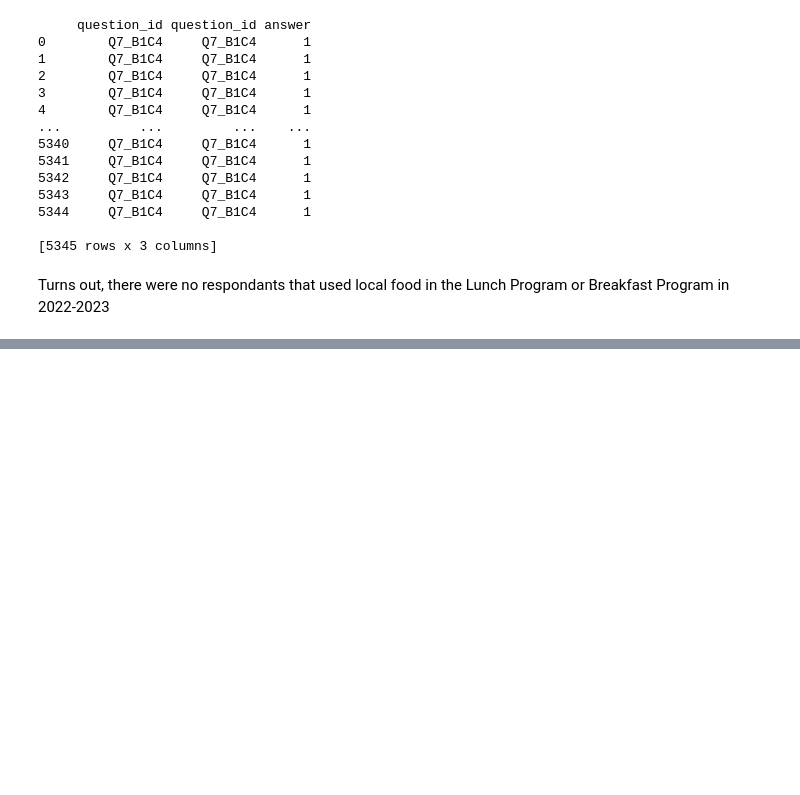
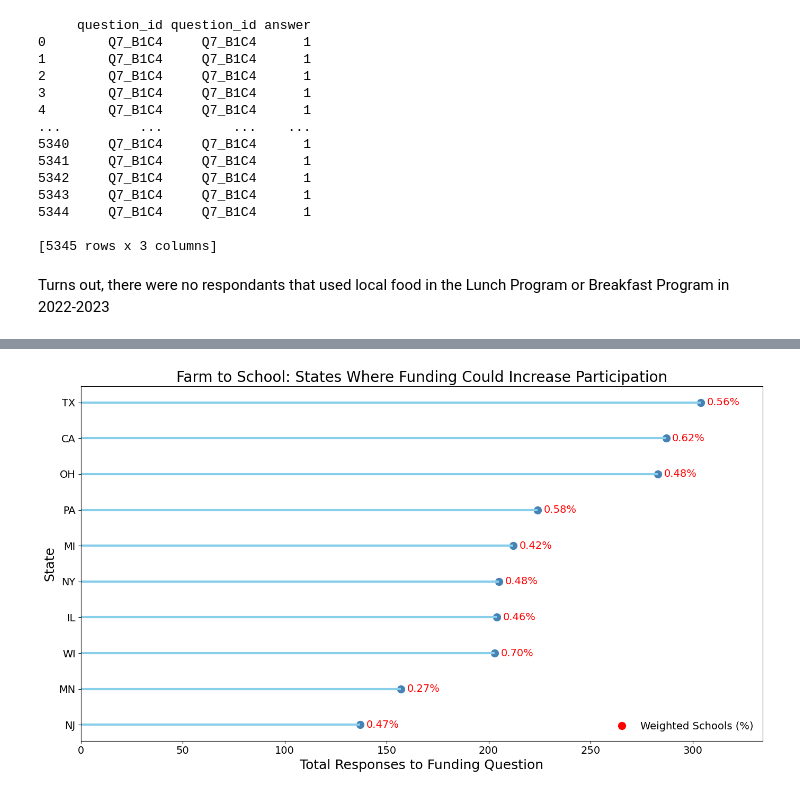
Before and after one commit to mollichite/Feeding-Minds-Data-on-Farm-to-School-Efforts-Nationwide, a Jupyter notebook: notebooks/final_cleaning.ipynb, the cells around one changed output, grey strips where cells are left out. Drawn from its saved outputs; the diff is of its cells as text; code cells hidden in the pictures; blank space fills up the shorter version.

```diff
--- a/notebooks/final_cleaning.ipynb
+++ b/notebooks/final_cleaning.ipynb
@@ -975,0 +833,19 @@ Comparing local food use in the Lunch vs Breakfast programs
+# %%
+q13c1_df = result9[result9['question_id'] == 'Q13C1']
+
+#Aggregate total responses per state
+state_totals = q13c1_df.groupby('SFA_STATE', as_index=False)['total_responses'].sum()
+
+#Get top 10
+top10_states = state_totals.sort_values('total_responses', ascending=False).head(10)
+top10_with_weight = top10_states.merge(
+    result3[['state_abbr', 'weighted_schools']],
+    left_on='SFA_STATE',
+    right_on='state_abbr',
+    how='left'
+)
+
+#Drop redundant column
+top10_with_weight = top10_with_weight.drop(columns=['state_abbr'])
+
+print(top10_with_weight)
@@ -975,0 +864,62 @@ Comparing local food use in the Lunch vs Breakfast programs
+# %%
+
+#Sort top10 states by total responses
+top10_sorted = top10_with_weight.sort_values('total_responses', ascending=True)
+
+plt.figure(figsize=(14,8))
+plt.rcParams.update({
+    'font.size': 14,
+    'axes.titlesize': 20,
+    'axes.labelsize': 18,
+    'xtick.labelsize': 14,
+    'ytick.labelsize': 14
+})
+
+#Stems
+plt.hlines(
+    y=top10_sorted['SFA_STATE'],
+    xmin=0,
+    xmax=top10_sorted['total_responses'],
+    color='skyblue',
+    linewidth=3
+)
+
+#Dots at the end of stems
+plt.scatter(
+    top10_sorted['total_responses'],
+    top10_sorted['SFA_STATE'],
+    color='steelblue',
+    s=100
+)
+
+#Add weighted schools percentages as text next to the dots
+for x, y, weight in zip(top10_sorted['total_responses'], top10_sorted['SFA_STATE'], top10_sorted['weighted_schools']):
+    plt.text(
+        x + 3,
+        y,
+        f"{weight:.2f}%",
+        va='center',
+        fontsize=14,
+        color='red'
+    )
+
+legend_elements = [
+    Line2D([0], [0], color='red', marker='o', linestyle='None',
+           markersize=10, label="Weighted Schools (%)")
+
+]
+
+plt.legend(
+    handles=legend_elements,
+    loc='lower right',
+    frameon=False
+)
+
+plt.xlabel("Total Responses to Funding Question")
+plt.ylabel("State")
+plt.title("Farm to School: States Where Increased Funding Could Result in Greater Participation")
+plt.xlim(0, top10_sorted['total_responses'].max() * 1.1)
+plt.tight_layout()
+plt.show()
+# %% [output]
+[figure, added]
```
Also changed, not shown: parts of 41 cells of this notebook, 1 other file.
